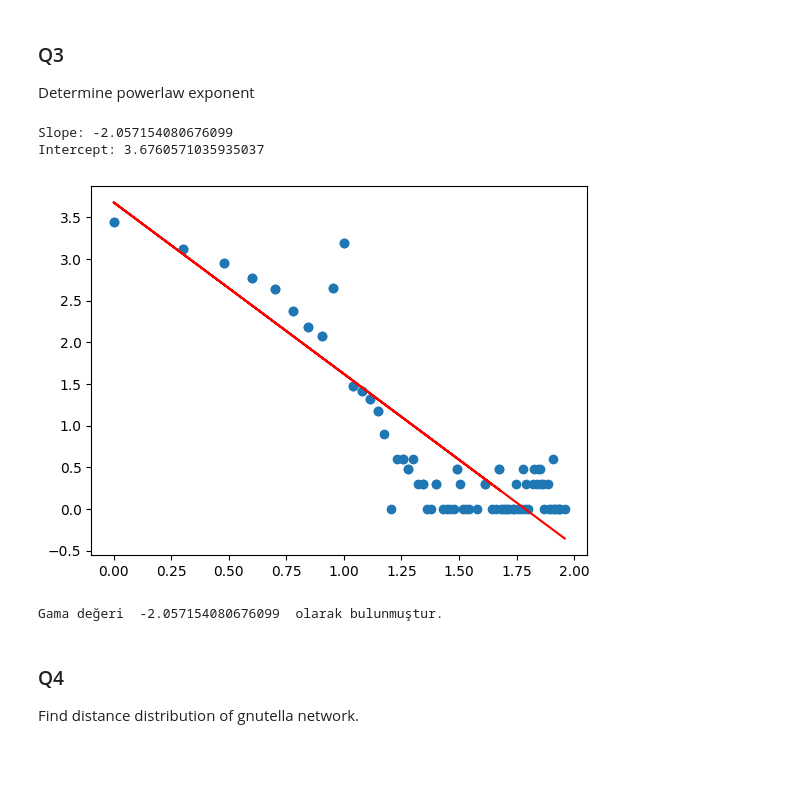
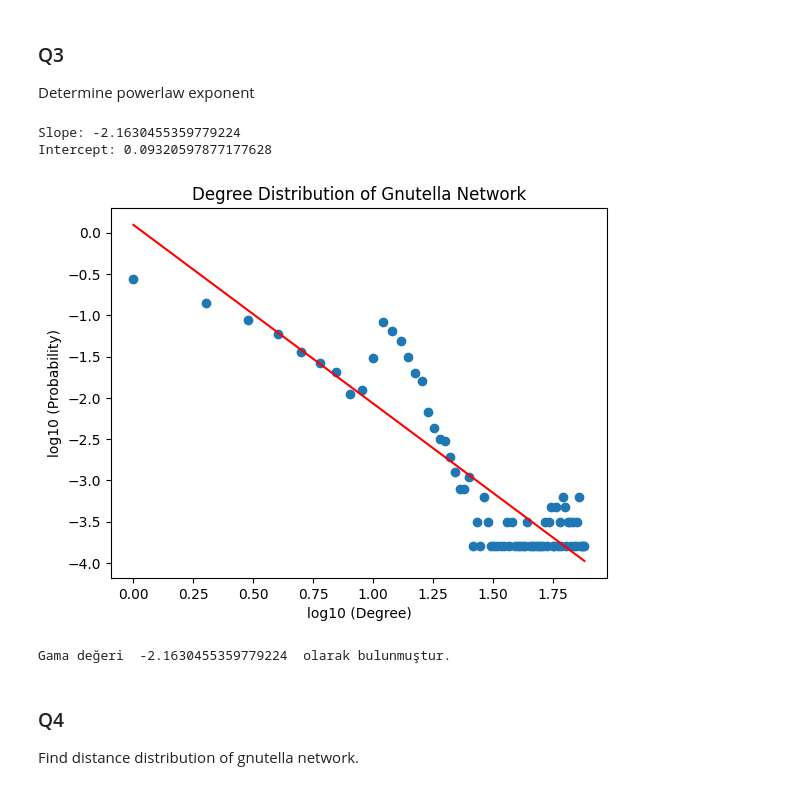
Before and after one commit to elifbuyukorhan/NetworkScience, a Jupyter notebook: gnutella network.ipynb, the cells around one changed output. Drawn from its saved outputs; the diff is of its cells as text; code cells hidden in the pictures; blank space fills up the shorter version.

Commit message:
New version of the graph was added.

```diff
--- a/gnutella network.ipynb
+++ b/gnutella network.ipynb
@@ -77,8 +91,8 @@ out_degree_dist = plt.plot(logx, logy, 'o')
 ### Q2
 Create a random network and analyze its degree distribution
 # %%
-num_nodes = 10000
-density = 0.0075
+num_nodes = 6000
+density = 0.0011
 erdos = nx.erdos_renyi_graph(num_nodes, density, seed=np.random.randint(10))
 # %%
 degree_list = np.asarray(list(dict(erdos.degree()).values()))
@@ -107,0 +109,15 @@ degree_dist = plt.plot(logx, logy, 'o')
+# %%
+# Get the degree distribution of the graph
+degree_sequence = sorted([d for n, d in erdos.degree()], reverse=True)
+degree_count = nx.degree_histogram(erdos)
+
+# Calculate the probability distribution function
+p_k = [float(i)/sum(degree_count) for i in degree_count]
+
+# Plot the degree distribution and the probability distribution function
+plt.loglog(range(len(degree_count)), p_k, 'o')
+plt.title("Degree distribution")
+plt.xlabel("Degree")
+plt.ylabel("Probability")
+plt.title('Degree Distribution of Random Network')
+plt.show()
@@ -111,13 +129,15 @@ Determine powerlaw exponent
 # %%
 from scipy import stats
 
-# Define the x and y coordinates
-x = np.asarray(uq_pos_total_degree_vals, dtype = float)
-y = np.asarray(total_hist, dtype = float)
+# Remove zero values from the degree count list
+degree_count = [count for count in degree_count if count != 0]
 
+# Calculate the probability distribution function
+p_k = [float(i)/sum(degree_count) for i in degree_count]
 
-logx = np.log10(x)
-logy = np.log10(y)
+# Calculate the logarithmic values
+logx = np.log10(range(1, len(degree_count)+1))
+logy = np.log10(p_k)
 
 # Fit a linear regression model to the data
 slope, intercept, r_value, p_value, std_err = stats.linregress(logx, logy)
@@ -126,24 +146,27 @@ slope, intercept, r_value, p_value, std_err = stats.linregress(logx, logy)
 print("Slope:", slope)
 print("Intercept:", intercept)
 # %% [output]
-Slope: -2.057154080676099
-Intercept: 3.6760571035935037
+Slope: -2.1630455359779224
+Intercept: 0.09320597877177628
 # %%
 x = logx
 y = logy
 
 def line_func(x):
     return slope * x + intercept
 
 # Create a plot of the data points and the line
 plt.scatter(x, y)
 plt.plot(x, line_func(x), color='red')
+plt.xlabel('log10 (Degree)')
+plt.ylabel('log10 (Probability)')
+plt.title('Degree Distribution of Gnutella Network')
 plt.show()
 
 print("Gama değeri ", slope, " olarak bulunmuştur.")
 # %% [output]
-[figure, old version]
+[figure, new version]
-Gama değeri  -2.057154080676099  olarak bulunmuştur.
+Gama değeri  -2.1630455359779224  olarak bulunmuştur.
 # %% [markdown]
 ### Q4
 Find distance distribution of gnutella network.
```
Also changed, not shown: parts of 19 cells of this notebook.
